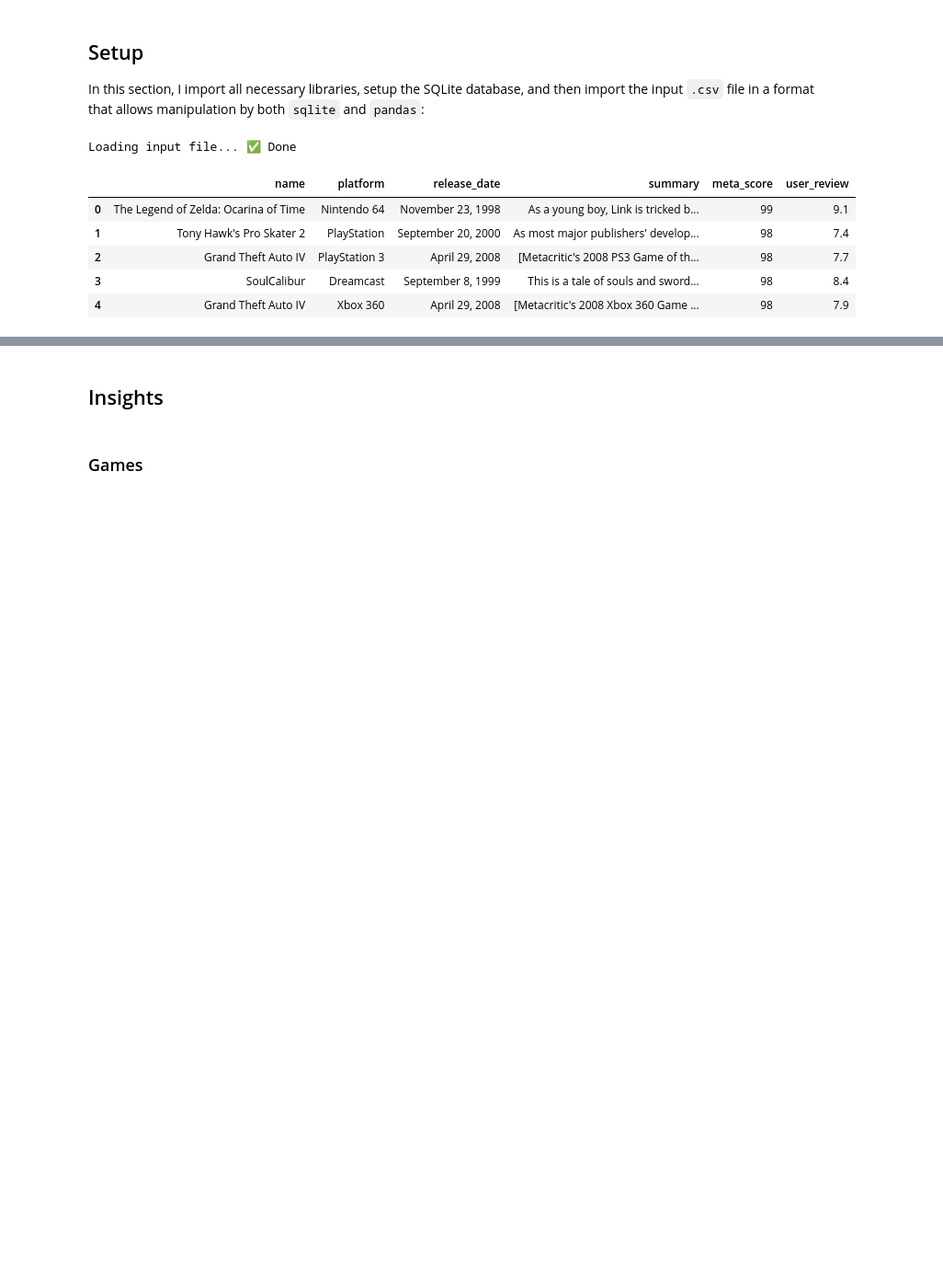
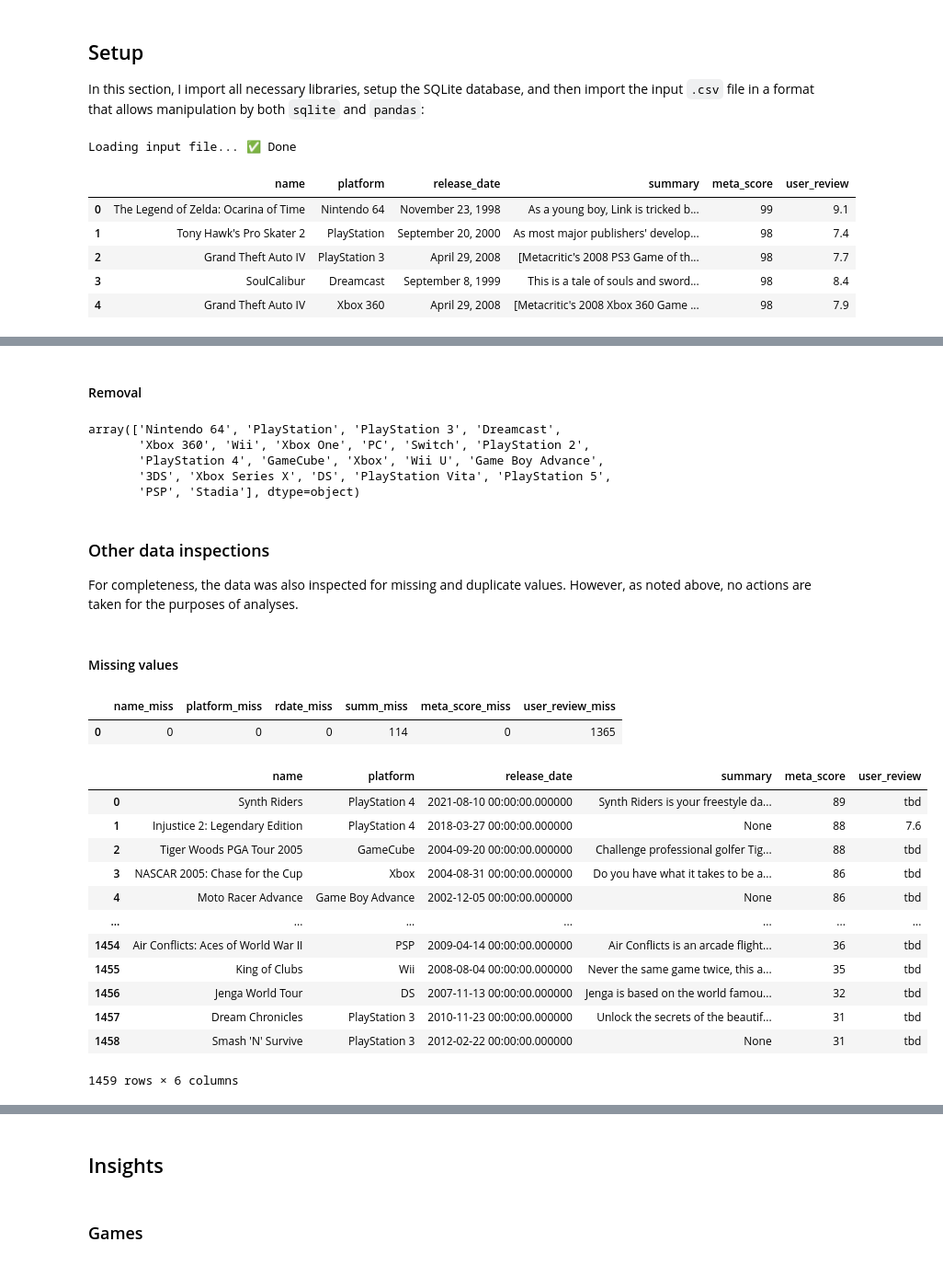
Before and after one commit to henrylin03/video-games, a Jupyter notebook: analysis.ipynb, the cells around one changed output, grey strips where cells are left out. Shown at 92% size. Cells and saved outputs as stored; diff of their text form; code cells hidden in the pictures; blank space fills up the shorter version.

Commit message:
add cleaning activities for missing values and duplication, including detecting incorrect assumption that duplicate values can be ignored

```diff
--- a/analysis.ipynb
+++ b/analysis.ipynb
@@ -158,0 +94,71 @@ vg_df.to_sql("vg", engine, if_exists="replace")
+# %% [markdown]
+#### Removal
+# %%
+vg_df = pd.read_sql_query(
+    """
+                SELECT name,
+                    TRIM(platform) platform,
+                    release_date,
+                    summary,
+                    meta_score,
+                    user_review
+                FROM vg""",
+    engine,
+)
+
+# update `vg` SQL table and inspect
+vg_df.to_sql("vg", engine, if_exists="replace", index=False)
+vg_df.platform.unique()
+# %% [output]
+array(['Nintendo 64', 'PlayStation', 'PlayStation 3', 'Dreamcast',
+       'Xbox 360', 'Wii', 'Xbox One', 'PC', 'Switch', 'PlayStation 2',
+       'PlayStation 4', 'GameCube', 'Xbox', 'Wii U', 'Game Boy Advance',
+       '3DS', 'Xbox Series X', 'DS', 'PlayStation Vita', 'PlayStation 5',
+       'PSP', 'Stadia'], dtype=object)
+# %% [markdown]
+### Other data inspections
+
+For completeness, the data was also inspected for missing and duplicate values. However, as noted above, no actions are taken for the purposes of analyses.
+# %% [markdown]
+#### Missing values
+# %%
+# counting missing values in each column
+pd.read_sql_query(
+    """
+                    SELECT SUM(CASE WHEN name IS NULL THEN 1 ELSE 0 END) name_miss,
+                        SUM(CASE WHEN platform IS NULL THEN 1 ELSE 0 END) platform_miss,
+                        SUM(CASE WHEN release_date IS NULL THEN 1 ELSE 0 END) rdate_miss,
+                        SUM(CASE WHEN summary IS  NULL THEN 1 ELSE 0 END) summ_miss,
+                        SUM(CASE WHEN meta_score IS NULL THEN 1 ELSE 0 END) meta_score_miss,
+                        SUM(CASE WHEN user_review = 'tbd' OR user_review IS NULL THEN 1 ELSE 0 END) user_review_miss
+                    FROM vg""",
+    engine,
+)
+# %% [output]
+|  | name_miss | platform_miss | rdate_miss | summ_miss | meta_score_miss | user_review_miss |
+| 0 | 0 | 0 | 0 | 114 | 0 | 1365 |
+# %%
+# selecting rows with missing values in 1+ columns identified above
+pd.read_sql_query(
+    """
+                    SELECT *
+                    FROM vg
+                    WHERE summary IS NULL
+                        OR user_review = 'tbd'
+                        OR user_review IS NULL""",
+    engine,
+)
+# %% [output]
+|  | name | platform | release_date | summary | meta_score | user_review |
+| 0 | Synth Riders | PlayStation 4 | 2021-08-10 00:00:00.000000 | Synth Riders is your freestyle da... | 89 | tbd |
+| 1 | Injustice 2: Legendary Edition | PlayStation 4 | 2018-03-27 00:00:00.000000 | None | 88 | 7.6 |
+| 2 | Tiger Woods PGA Tour 2005 | GameCube | 2004-09-20 00:00:00.000000 | Challenge professional golfer Tig... | 88 | tbd |
+| 3 | NASCAR 2005: Chase for the Cup | Xbox | 2004-08-31 00:00:00.000000 | Do you have what it takes to be a... | 86 | tbd |
+| 4 | Moto Racer Advance | Game Boy Advance | 2002-12-05 00:00:00.000000 | None | 86 | tbd |
+| ... | ... | ... | ... | ... | ... | ... |
+| 1454 | Air Conflicts: Aces of World War II | PSP | 2009-04-14 00:00:00.000000 | Air Conflicts is an arcade flight... | 36 | tbd |
+| 1455 | King of Clubs | Wii | 2008-08-04 00:00:00.000000 | Never the same game twice, this a... | 35 | tbd |
+| 1456 | Jenga World Tour | DS | 2007-11-13 00:00:00.000000 | Jenga is based on the world famou... | 32 | tbd |
+| 1457 | Dream Chronicles | PlayStation 3 | 2010-11-23 00:00:00.000000 | Unlock the secrets of the beautif... | 31 | tbd |
+| 1458 | Smash 'N' Survive | PlayStation 3 | 2012-02-22 00:00:00.000000 | None | 31 | tbd |
+1459 rows × 6 columns
```
Also changed, not shown: parts of 46 cells of this notebook.
